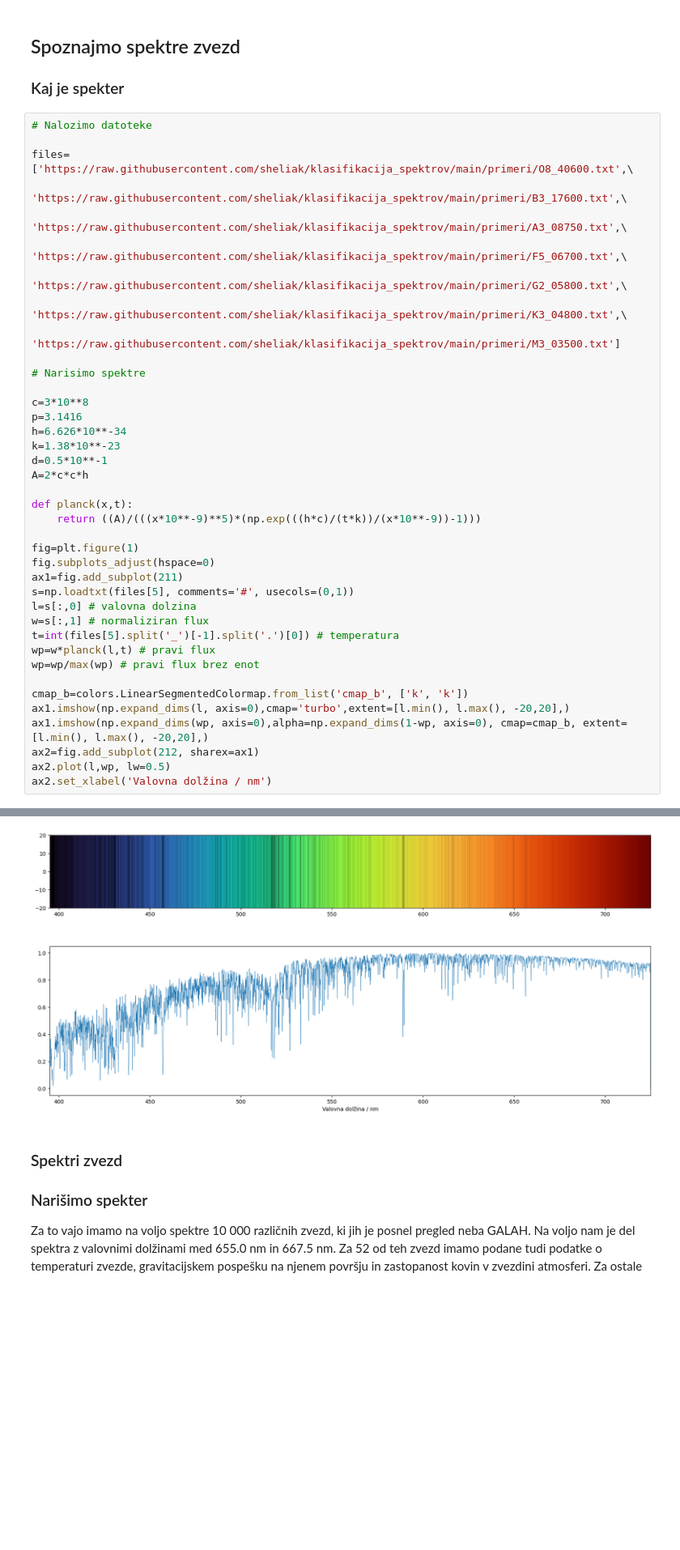
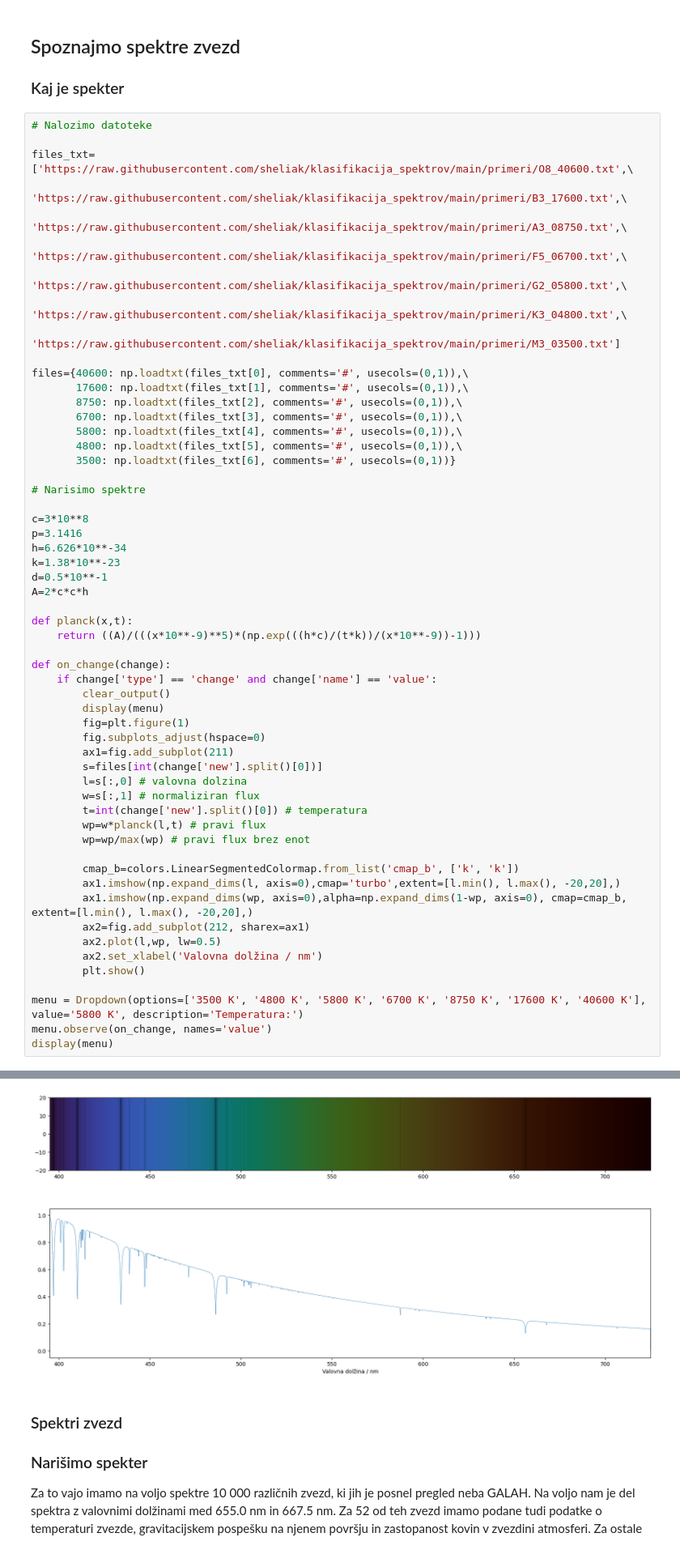
Before and after one commit to sheliak/klasifikacija_spektrov, a Jupyter notebook: klasifikacija.ipynb, the cells around one changed output, grey strips where cells are left out. Shown at 81% size. Cells and saved outputs as stored; diff of their text form; blank space fills up the shorter version.

```diff
--- a/klasifikacija.ipynb
+++ b/klasifikacija.ipynb
@@ -32,13 +31,21 @@ import urllib.request
 # %%
 # Nalozimo datoteke
 
-files=['https://raw.githubusercontent.com/sheliak/klasifikacija_spektrov/main/primeri/O8_40600.txt',\
+files_txt=['https://raw.githubusercontent.com/sheliak/klasifikacija_spektrov/main/primeri/O8_40600.txt',\
        'https://raw.githubusercontent.com/sheliak/klasifikacija_spektrov/main/primeri/B3_17600.txt',\
        'https://raw.githubusercontent.com/sheliak/klasifikacija_spektrov/main/primeri/A3_08750.txt',\
        'https://raw.githubusercontent.com/sheliak/klasifikacija_spektrov/main/primeri/F5_06700.txt',\
        'https://raw.githubusercontent.com/sheliak/klasifikacija_spektrov/main/primeri/G2_05800.txt',\
        'https://raw.githubusercontent.com/sheliak/klasifikacija_spektrov/main/primeri/K3_04800.txt',\
        'https://raw.githubusercontent.com/sheliak/klasifikacija_spektrov/main/primeri/M3_03500.txt']
+
+files={40600: np.loadtxt(files_txt[0], comments='#', usecols=(0,1)),\
+       17600: np.loadtxt(files_txt[1], comments='#', usecols=(0,1)),\
+       8750: np.loadtxt(files_txt[2], comments='#', usecols=(0,1)),\
+       6700: np.loadtxt(files_txt[3], comments='#', usecols=(0,1)),\
+       5800: np.loadtxt(files_txt[4], comments='#', usecols=(0,1)),\
+       4800: np.loadtxt(files_txt[5], comments='#', usecols=(0,1)),\
+       3500: np.loadtxt(files_txt[6], comments='#', usecols=(0,1))}
 
 # Narisimo spektre
 
@@ -52,20 +59,29 @@ A=2*c*c*h
 def planck(x,t):
     return ((A)/(((x*10**-9)**5)*(np.exp(((h*c)/(t*k))/(x*10**-9))-1)))
 
-fig=plt.figure(1)
-fig.subplots_adjust(hspace=0)
-ax1=fig.add_subplot(211)
-s=np.loadtxt(files[5], comments='#', usecols=(0,1))
-l=s[:,0] # valovna dolzina
-w=s[:,1] # normaliziran flux
-t=int(files[5].split('_')[-1].split('.')[0]) # temperatura
-wp=w*planck(l,t) # pravi flux
-wp=wp/max(wp) # pravi flux brez enot
+def on_change(change):
+    if change['type'] == 'change' and change['name'] == 'value':
+        clear_output()
+        display(menu)
+        fig=plt.figure(1)
+        fig.subplots_adjust(hspace=0)
+        ax1=fig.add_subplot(211)
+        s=files[int(change['new'].split()[0])]
+        l=s[:,0] # valovna dolzina
+        w=s[:,1] # normaliziran flux
+        t=int(change['new'].split()[0]) # temperatura
+        wp=w*planck(l,t) # pravi flux
+        wp=wp/max(wp) # pravi flux brez enot
 
-cmap_b=colors.LinearSegmentedColormap.from_list('cmap_b', ['k', 'k'])
-ax1.imshow(np.expand_dims(l, axis=0),cmap='turbo',extent=[l.min(), l.max(), -20,20],)
-ax1.imshow(np.expand_dims(wp, axis=0),alpha=np.expand_dims(1-wp, axis=0), cmap=cmap_b, extent=[l.min(), l.max(), -20,20],)
-ax2=fig.add_subplot(212, sharex=ax1)
-ax2.plot(l,wp, lw=0.5)
-ax2.set_xlabel('Valovna dolžina / nm')
+        cmap_b=colors.LinearSegmentedColormap.from_list('cmap_b', ['k', 'k'])
+        ax1.imshow(np.expand_dims(l, axis=0),cmap='turbo',extent=[l.min(), l.max(), -20,20],)
+        ax1.imshow(np.expand_dims(wp, axis=0),alpha=np.expand_dims(1-wp, axis=0), cmap=cmap_b, extent=[l.min(), l.max(), -20,20],)
+        ax2=fig.add_subplot(212, sharex=ax1)
+        ax2.plot(l,wp, lw=0.5)
+        ax2.set_xlabel('Valovna dolžina / nm')
+        plt.show()
+
+menu = Dropdown(options=['3500 K', '4800 K', '5800 K', '6700 K', '8750 K', '17600 K', '40600 K'], value='5800 K', description='Temperatura:')
+menu.observe(on_change, names='value')
+display(menu)
 # %% [output]
@@ -73,4 +89,4 @@ Text(0.5, 0, 'Valovna dolžina / nm')
-[figure, old version]
+[figure, new version]
 # %% [markdown]
 ### Spektri zvezd
 
```
Also changed, not shown: parts of 9 cells of this notebook.
